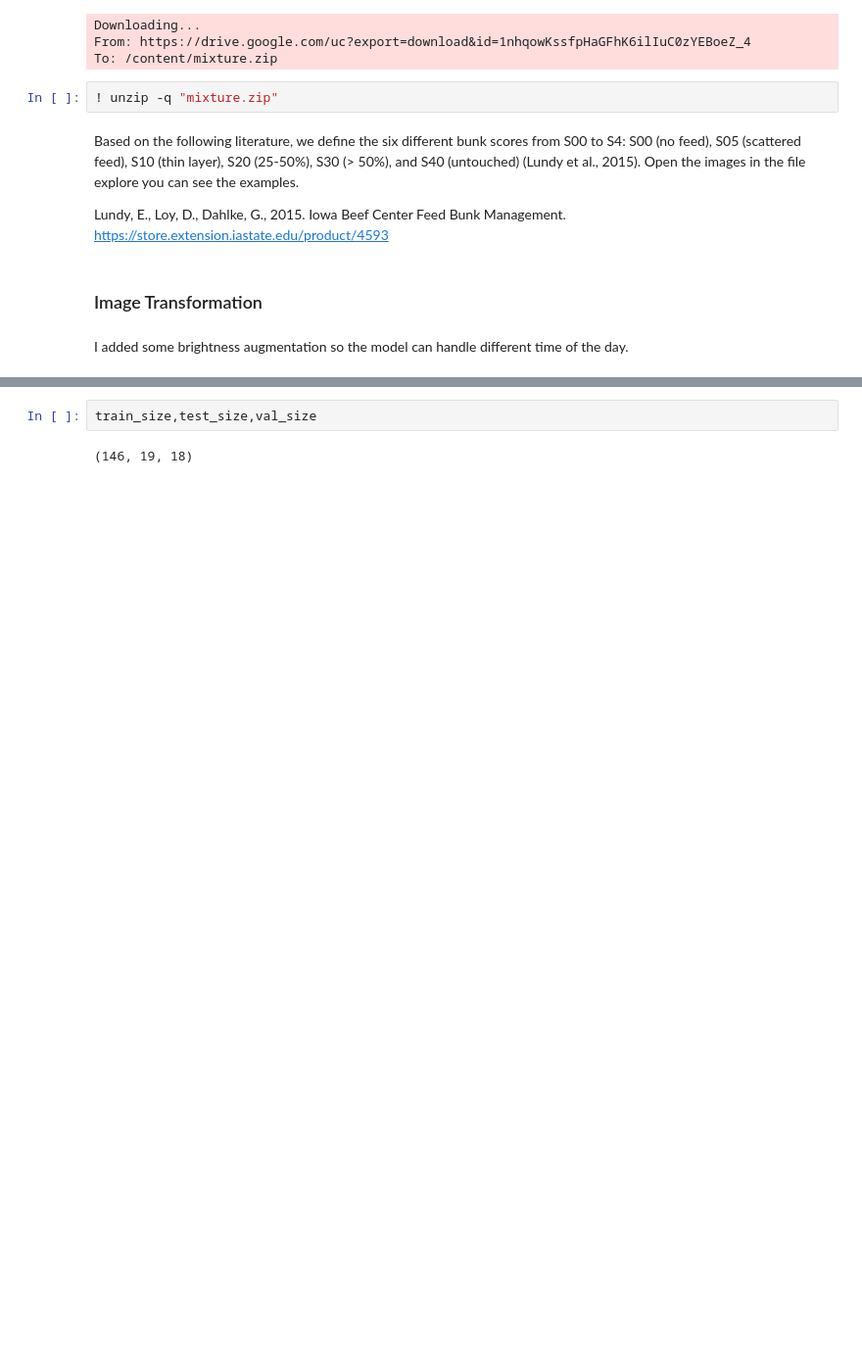
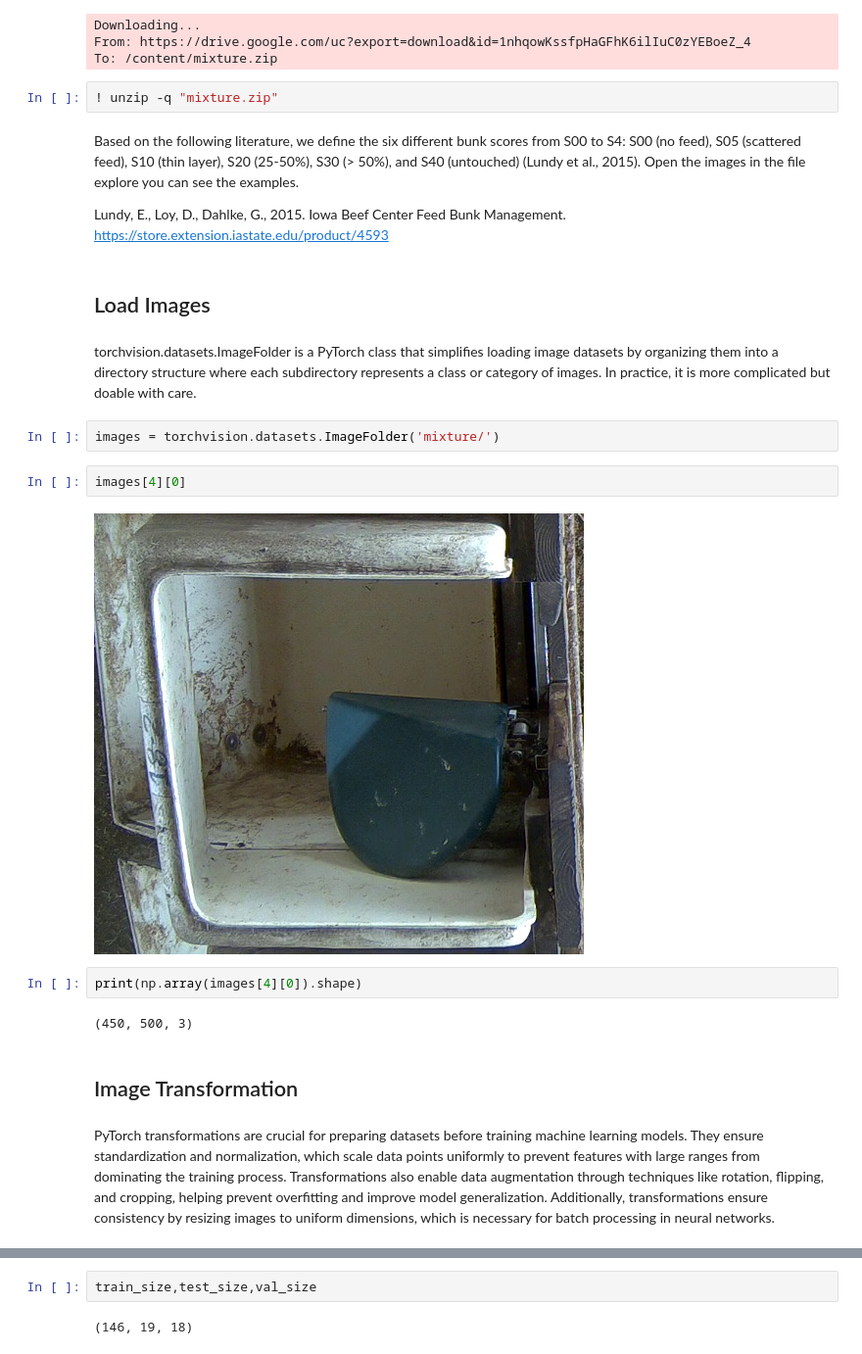
Before and after one commit to TAMIDSpiyalong/Decision-Science-for-Sustainable-Livestock-Systems, a Jupyter notebook: computer_vision_for_feed_grading.ipynb, the cells around one changed output, grey strips where cells are left out. Shown at 98% size. Cells and saved outputs as stored; diff of their text form; blank space fills up the shorter version.

```diff
--- a/computer_vision_for_feed_grading.ipynb
+++ b/computer_vision_for_feed_grading.ipynb
@@ -54,8 +49,22 @@ To: /content/mixture.zip
 Based on the following literature, we define the six different bunk scores from S00 to S4: S00 (no feed), S05 (scattered feed), S10 (thin layer), S20 (25-50%), S30 (> 50%), and S40 (untouched) (Lundy et al., 2015). Open the images in the file explore you can see the examples.
 
 Lundy, E., Loy, D., Dahlke, G., 2015. Iowa Beef Center Feed Bunk Management.  https://store.extension.iastate.edu/product/4593
+# %% [markdown]
+## Load Images
+# %% [markdown]
+torchvision.datasets.ImageFolder is a PyTorch class that simplifies loading image datasets by organizing them into a directory structure where each subdirectory represents a class or category of images. In practice, it is more complicated but doable with care.
+# %%
+images = torchvision.datasets.ImageFolder('mixture/')
+# %%
+images[4][0]
+# %% [output]
+[figure, added]
+# %%
+print(np.array(images[4][0]).shape)
+# %% [output]
+(450, 500, 3)
 # %% [markdown]
-### Image Transformation
+## Image Transformation
-# %% [markdown]
-I added some brightness augmentation so the model can handle different time of the day.
+# %% [markdown]
+PyTorch transformations are crucial for preparing datasets before training machine learning models. They ensure standardization and normalization, which scale data points uniformly to prevent features with large ranges from dominating the training process. Transformations also enable data augmentation through techniques like rotation, flipping, and cropping, helping prevent overfitting and improve model generalization. Additionally, transformations ensure consistency by resizing images to uniform dimensions, which is necessary for batch processing in neural networks.
 # %%
```
Also changed, not shown: parts of 33 cells of this notebook.
